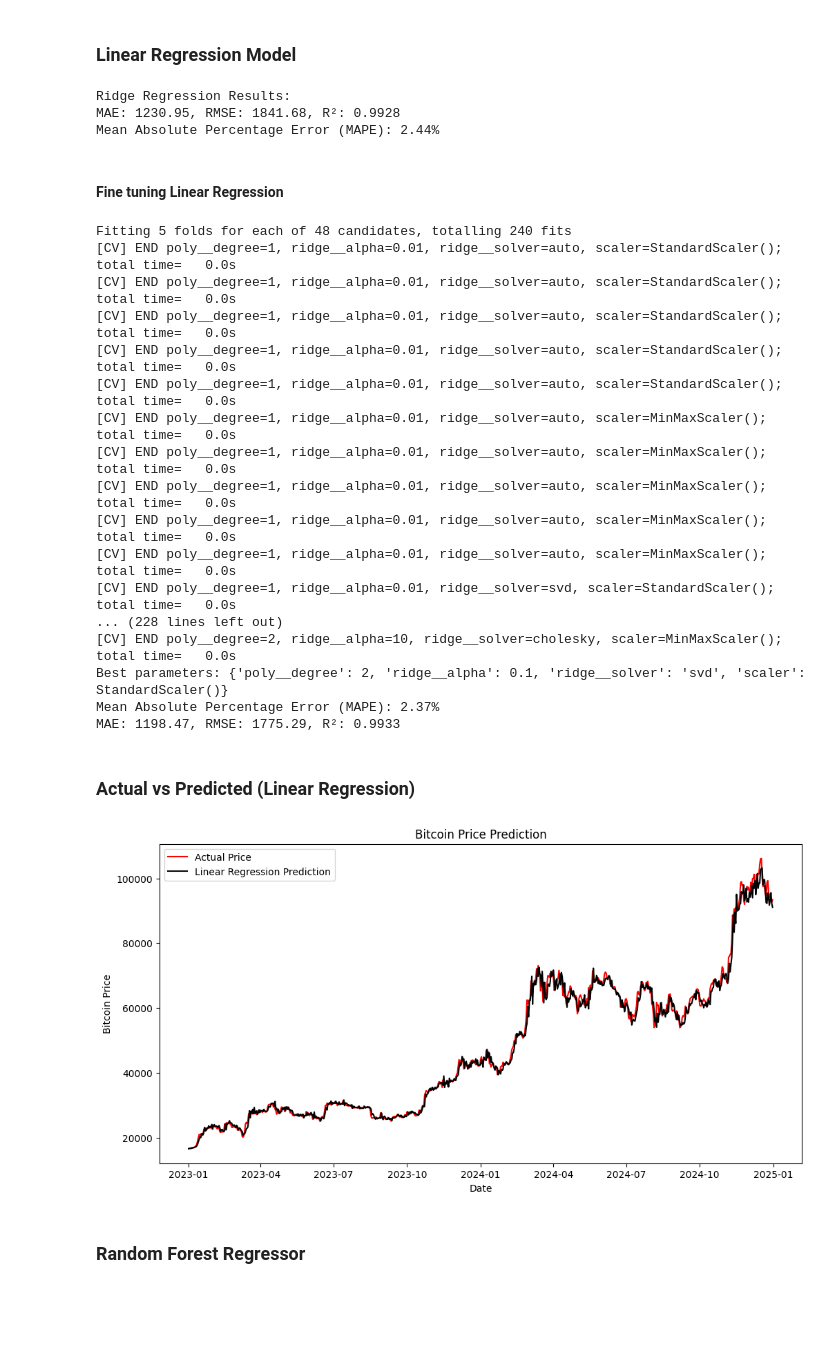
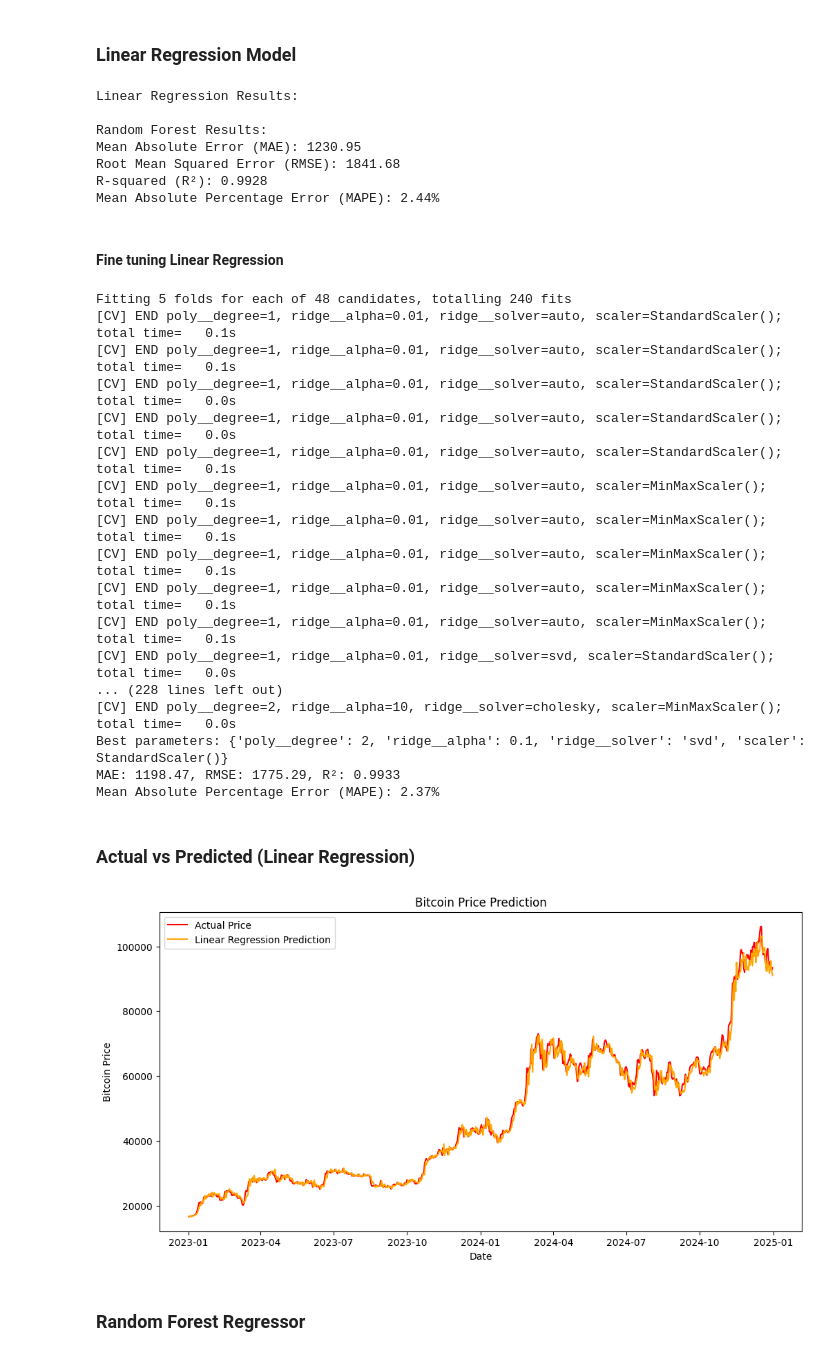
Before and after one commit to HassanFrazKhan/Bitcoin-Prices-Predicting-with-ML-, a Jupyter notebook: Bitcoin_Prices_Predicting_with_ML.ipynb, the cells around one changed output. Saved outputs shown, nothing was run; the diff lists cells and outputs as text; code cells hidden in the pictures; blank space fills up the shorter version.

```diff
--- a/Bitcoin_Prices_Predicting_with_ML.ipynb
+++ b/Bitcoin_Prices_Predicting_with_ML.ipynb
@@ -202,20 +202,26 @@ mae_ridge = mean_absolute_error(y_test, y_pred)
 rmse_ridge = np.sqrt(mean_squared_error(y_test, y_pred))
 r2_ridge = r2_score(y_test, y_pred)
 
-print("Ridge Regression Results:")
-print(f"MAE: {mae_ridge:.2f}, RMSE: {rmse_ridge:.2f}, R²: {r2_ridge:.4f}")
-
+print("Linear Regression Results:")
+print("\nRandom Forest Results:")
+print(f"Mean Absolute Error (MAE): {mae_ridge:.2f}")
+print(f"Root Mean Squared Error (RMSE): {rmse_ridge:.2f}")
+print(f"R-squared (R²): {r2_ridge:.4f}")
 
 def mean_absolute_percentage_error(y_true, y_pred):
     y_true = np.array(y_true).flatten()  # Convert y_true to a 1D array
     y_pred = np.array(y_pred).flatten()
     return np.mean(np.abs((y_true - y_pred) / y_true)) * 100
 
-mape = mean_absolute_percentage_error(y_test, y_pred)
-print(f"Mean Absolute Percentage Error (MAPE): {mape:.2f}%")
+mape_lr = mean_absolute_percentage_error(y_test, y_pred)
+print(f"Mean Absolute Percentage Error (MAPE): {mape_lr:.2f}%")
 # %% [output]
-Ridge Regression Results:
-MAE: 1230.95, RMSE: 1841.68, R²: 0.9928
+Linear Regression Results:
+
+Random Forest Results:
+Mean Absolute Error (MAE): 1230.95
+Root Mean Squared Error (RMSE): 1841.68
+R-squared (R²): 0.9928
 Mean Absolute Percentage Error (MAPE): 2.44%
 # %% [markdown]
 #### Fine tuning Linear Regression
@@ -264,44 +270,44 @@ y_pred = best_model.predict(X_test)
 mae = mean_absolute_error(y_test, y_pred)
 rmse = np.sqrt(mean_squared_error(y_test, y_pred))
 r2 = r2_score(y_test, y_pred)
+print(f"MAE: {mae:.2f}, RMSE: {rmse:.2f}, R²: {r2:.4f}")
 
 mape = mean_absolute_percentage_error(y_test, y_pred)
 print(f"Mean Absolute Percentage Error (MAPE): {mape:.2f}%")
-print(f"MAE: {mae:.2f}, RMSE: {rmse:.2f}, R²: {r2:.4f}")
 # %% [output]
 Fitting 5 folds for each of 48 candidates, totalling 240 fits
+[CV] END poly__degree=1, ridge__alpha=0.01, ridge__solver=auto, scaler=StandardScaler(); total time=   0.1s
+[CV] END poly__degree=1, ridge__alpha=0.01, ridge__solver=auto, scaler=StandardScaler(); total time=   0.1s
 [CV] END poly__degree=1, ridge__alpha=0.01, ridge__solver=auto, scaler=StandardScaler(); total time=   0.0s
 [CV] END poly__degree=1, ridge__alpha=0.01, ridge__solver=auto, scaler=StandardScaler(); total time=   0.0s
-[CV] END poly__degree=1, ridge__alpha=0.01, ridge__solver=auto, scaler=StandardScaler(); total time=   0.0s
-[CV] END poly__degree=1, ridge__alpha=0.01, ridge__solver=auto, scaler=StandardScaler(); total time=   0.0s
-[CV] END poly__degree=1, ridge__alpha=0.01, ridge__solver=auto, scaler=StandardScaler(); total time=   0.0s
-[CV] END poly__degree=1, ridge__alpha=0.01, ridge__solver=auto, scaler=MinMaxScaler(); total time=   0.0s
-[CV] END poly__degree=1, ridge__alpha=0.01, ridge__solver=auto, scaler=MinMaxScaler(); total time=   0.0s
-[CV] END poly__degree=1, ridge__alpha=0.01, ridge__solver=auto, scaler=MinMaxScaler(); total time=   0.0s
-[CV] END poly__degree=1, ridge__alpha=0.01, ridge__solver=auto, scaler=MinMaxScaler(); total time=   0.0s
-[CV] END poly__degree=1, ridge__alpha=0.01, ridge__solver=auto, scaler=MinMaxScaler(); total time=   0.0s
+[CV] END poly__degree=1, ridge__alpha=0.01, ridge__solver=auto, scaler=StandardScaler(); total time=   0.1s
+[CV] END poly__degree=1, ridge__alpha=0.01, ridge__solver=auto, scaler=MinMaxScaler(); total time=   0.1s
+[CV] END poly__degree=1, ridge__alpha=0.01, ridge__solver=auto, scaler=MinMaxScaler(); total time=   0.1s
+[CV] END poly__degree=1, ridge__alpha=0.01, ridge__solver=auto, scaler=MinMaxScaler(); total time=   0.1s
+[CV] END poly__degree=1, ridge__alpha=0.01, ridge__solver=auto, scaler=MinMaxScaler(); total time=   0.1s
+[CV] END poly__degree=1, ridge__alpha=0.01, ridge__solver=auto, scaler=MinMaxScaler(); total time=   0.1s
 [CV] END poly__degree=1, ridge__alpha=0.01, ridge__solver=svd, scaler=StandardScaler(); total time=   0.0s
 ... (228 lines left out)
 [CV] END poly__degree=2, ridge__alpha=10, ridge__solver=cholesky, scaler=MinMaxScaler(); total time=   0.0s
 Best parameters: {'poly__degree': 2, 'ridge__alpha': 0.1, 'ridge__solver': 'svd', 'scaler': StandardScaler()}
+MAE: 1198.47, RMSE: 1775.29, R²: 0.9933
 Mean Absolute Percentage Error (MAPE): 2.37%
-MAE: 1198.47, RMSE: 1775.29, R²: 0.9933
 # %% [markdown]
 ### **Actual vs Predicted (Linear Regression)**
 # %%
 
 
 # Ploting actual vs predicted prices for both above models
 plt.figure(figsize=(12,6))
 plt.plot(y_test.index, y_test, label='Actual Price', color='red')
-plt.plot(y_test.index, y_pred, label='Linear Regression Prediction', color='black')
+plt.plot(y_test.index, y_pred, label='Linear Regression Prediction', color='orange')
 plt.xlabel('Date')
 plt.ylabel('Bitcoin Price')
 plt.title('Bitcoin Price Prediction')
 plt.legend()
 plt.show()
 # %% [output]
-[figure, old version]
+[figure, new version]
 # %% [markdown]
 ### **Random Forest Regressor**
 # %%
```
Also changed, not shown: parts of 21 cells of this notebook.
